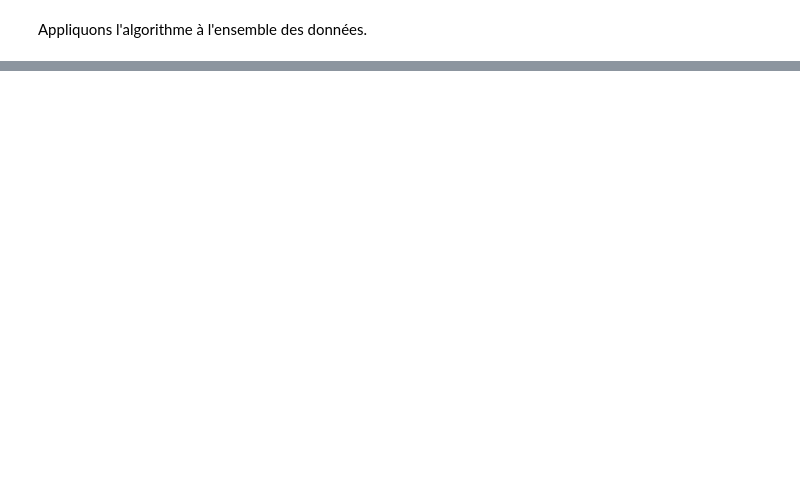
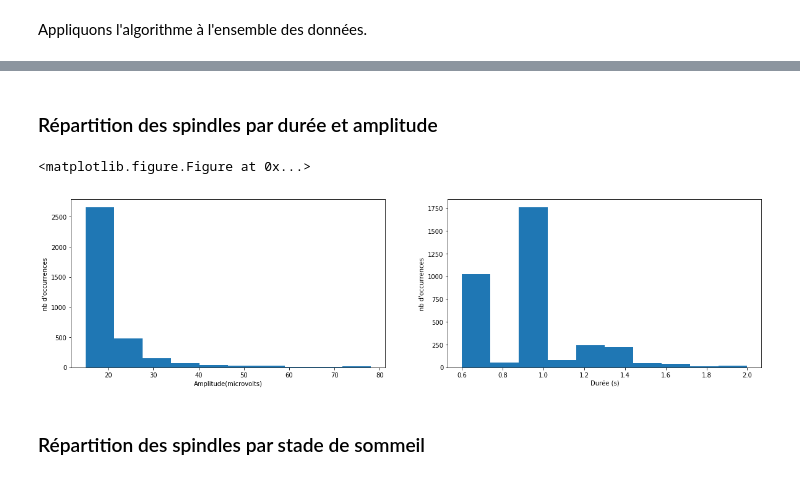
Before and after one commit to ArnoBen/SleepSpindles, a Jupyter notebook: SpindleDetection.ipynb, the cells around one changed output, grey strips where cells are left out. Saved outputs shown, nothing was run; the diff lists cells and outputs as text; code cells hidden in the pictures; blank space fills up the shorter version.

```diff
--- a/SpindleDetection.ipynb
+++ b/SpindleDetection.ipynb
@@ -286,0 +306,24 @@ spindles détectées :  4497
+# %% [markdown]
+### Répartition des spindles par durée et amplitude
+# %%
+plt.clf()
+plt.figure(figsize = (20,5))
+
+# Histogramme par amplitude
+plt.subplot(1,2,1)
+n, bins, patches = plt.hist(np.concatenate(spindles_heights))
+plt.xlabel('Amplitude(microvolts)')
+plt.ylabel("nb d'occurrences")
+
+#Histogramme par durée
+plt.subplot(1,2,2)
+n, bins, patches = plt.hist(np.concatenate(spindles_length))
+plt.xlabel('Durée (s)')
+plt.ylabel("nb d'occurrences")
+
+plt.show()
+# %% [output]
+<matplotlib.figure.Figure at 0x...>
+[figure, added]
+# %% [markdown]
+### Répartition des spindles par stade de sommeil
```
Also changed, not shown: parts of 11 cells of this notebook, 2 other files.
